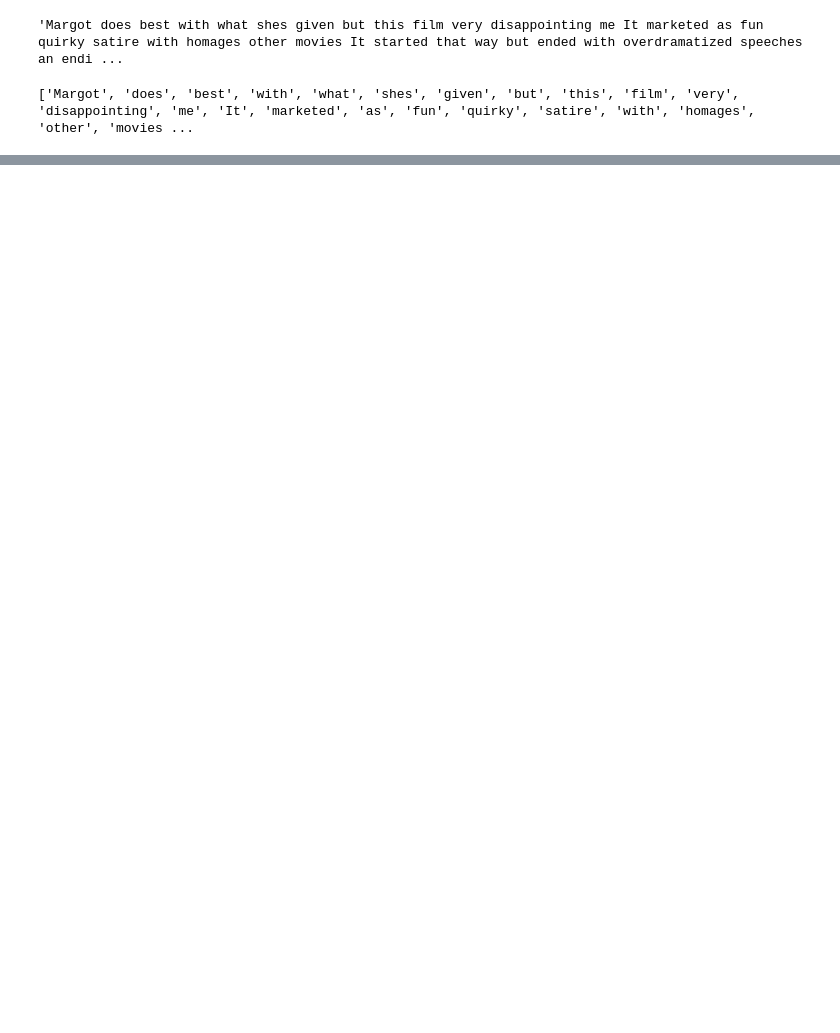
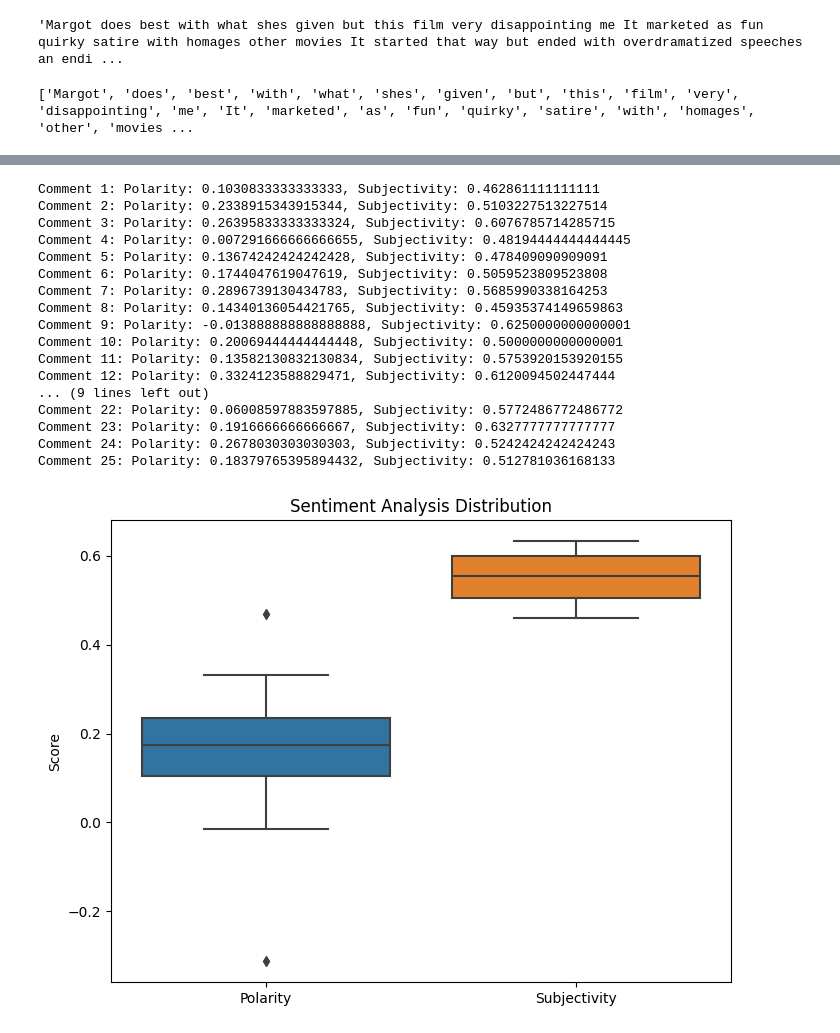
Before and after one commit to Jessica936/PL, a Jupyter notebook: Python-hw5/Texttest.ipynb, the cells around one changed output, grey strips where cells are left out. Drawn from its saved outputs; the diff is of its cells as text; code cells hidden in the pictures; blank space fills up the shorter version.

```diff
--- a/Python-hw5/Texttest.ipynb
+++ b/Python-hw5/Texttest.ipynb
@@ -169,0 +171,64 @@ Comment 25: Polarity: 0.18379765395894432
+# %%
+import pandas as pd
+
+# 获取每条评论的情感分析结果
+polarities = []
+subjectivities = []
+
+for i, comment in enumerate(comments, start=1):
+    comment_text = comment.get_text()
+
+    # 清理文本
+    cleaned_text = re.sub(r'[!@#$%^&*()_+{}[\]:;"\'<>,.?~\\/\-|=]', '', comment_text)
+
+    # 去除停用词
+    cleaned_text = re.sub(r'\b(?:and|is|in|the|on|of|to|for)\b', '', cleaned_text, flags=re.IGNORECASE)
+
+    # 去除数字
+    cleaned_text = re.sub(r'\b\d+\b', '', cleaned_text)
+
+    # 去除空白字符
+    cleaned_text = re.sub(r'\s+', ' ', cleaned_text).strip()
+
+    # 使用 TextBlob 创建一个 TextBlob 对象
+    blob = TextBlob(cleaned_text)
+
+    # 获取情感分析的结果
+    polarity = blob.sentiment.polarity
+    subjectivity = blob.sentiment.subjectivity
+
+    # 打印情感分析的结果
+    print(f"Comment {i}: Polarity: {polarity}, Subjectivity: {subjectivity}")
+
+    # 存储情感分析结果
+    polarities.append(polarity)
+    subjectivities.append(subjectivity)
+
+# 使用箱线图显示情感分布
+data = {'Polarity': polarities, 'Subjectivity': subjectivities}
+df = pd.DataFrame(data)
+
+plt.figure(figsize=(8, 6))
+sns.boxplot(data=df)
+plt.title('Sentiment Analysis Distribution')
+plt.ylabel('Score')
+plt.show()
+# %% [output]
+Comment 1: Polarity: 0.1030833333333333, Subjectivity: 0.462861111111111
+Comment 2: Polarity: 0.2338915343915344, Subjectivity: 0.5103227513227514
+Comment 3: Polarity: 0.26395833333333324, Subjectivity: 0.6076785714285715
+Comment 4: Polarity: 0.007291666666666655, Subjectivity: 0.48194444444444445
+Comment 5: Polarity: 0.13674242424242428, Subjectivity: 0.478409090909091
+Comment 6: Polarity: 0.1744047619047619, Subjectivity: 0.5059523809523808
+Comment 7: Polarity: 0.2896739130434783, Subjectivity: 0.5685990338164253
+Comment 8: Polarity: 0.14340136054421765, Subjectivity: 0.45935374149659863
+Comment 9: Polarity: -0.013888888888888888, Subjectivity: 0.6250000000000001
+Comment 10: Polarity: 0.20069444444444448, Subjectivity: 0.5000000000000001
+Comment 11: Polarity: 0.13582130832130834, Subjectivity: 0.5753920153920155
+Comment 12: Polarity: 0.3324123588829471, Subjectivity: 0.6120094502447444
+... (9 lines left out)
+Comment 22: Polarity: 0.06008597883597885, Subjectivity: 0.5772486772486772
+Comment 23: Polarity: 0.1916666666666667, Subjectivity: 0.6327777777777777
+Comment 24: Polarity: 0.2678030303030303, Subjectivity: 0.5242424242424243
+Comment 25: Polarity: 0.18379765395894432, Subjectivity: 0.512781036168133
+[figure, added]
```
Also changed, not shown: parts of 6 cells of this notebook.
